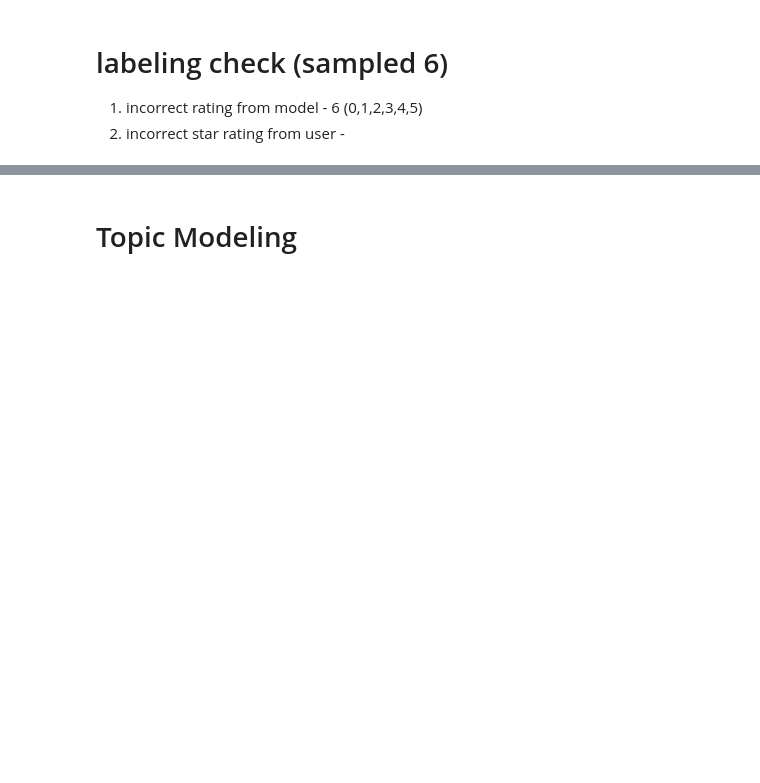
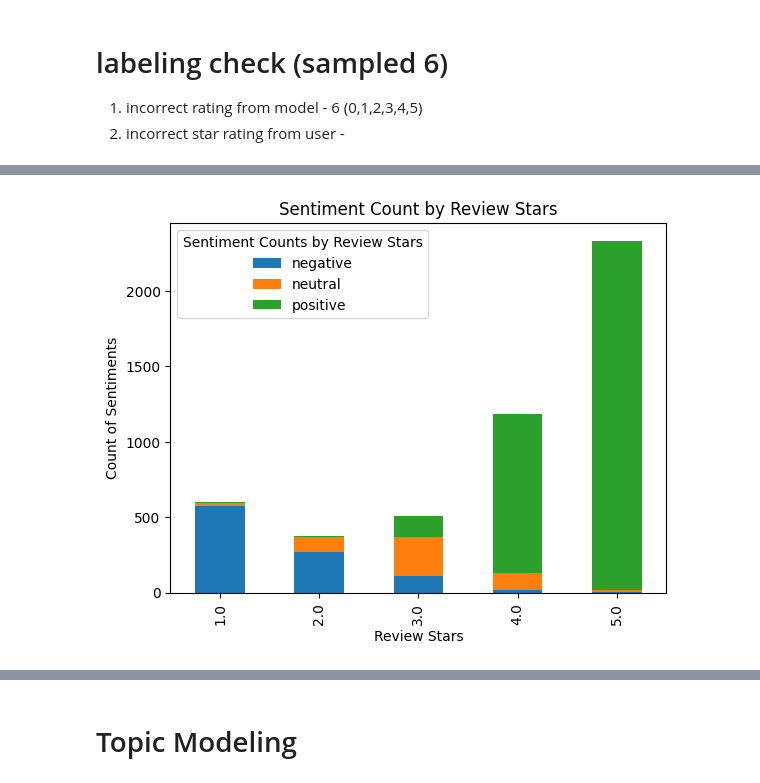
Before and after one commit to mindyng/2024-Business-Projects, a Jupyter notebook: yelp-reviews-analysis.ipynb, the cells around one changed output, grey strips where cells are left out. Saved outputs shown, nothing was run; the diff lists cells and outputs as text; code cells hidden in the pictures; blank space fills up the shorter version.

```diff
--- a/yelp-reviews-analysis.ipynb
+++ b/yelp-reviews-analysis.ipynb
@@ -690,0 +786,16 @@ test4
+# %%
+# Aggregate sentiments by review stars
+sentiment_counts = test4.groupby(['review_stars', 'hf_sent_label']).size().reset_index(name='total_sentiment')
+
+# Pivot the DataFrame for easier plotting
+pivot_df = sentiment_counts.pivot(index='review_stars', columns='hf_sent_label', values='total_sentiment').fillna(0)
+
+# Plotting
+pivot_df.plot(kind='bar', stacked=True)
+plt.title('Sentiment Count by Review Stars')
+plt.xlabel('Review Stars')
+plt.ylabel('Count of Sentiments')
+plt.legend(title='Sentiment Counts by Review Stars')
+plt.show()
+# %% [output]
+[figure, added]
```
Also changed, not shown: parts of 76 cells of this notebook.
